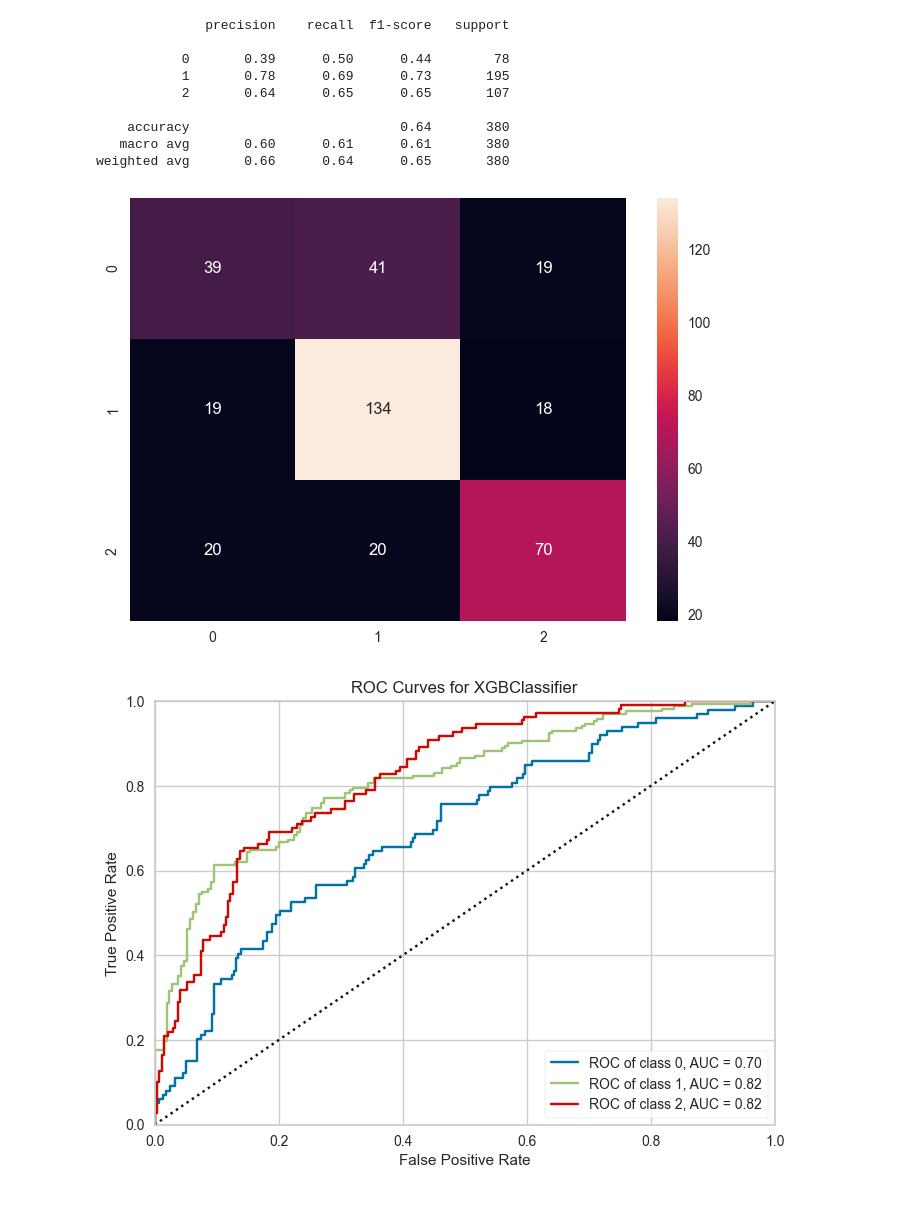
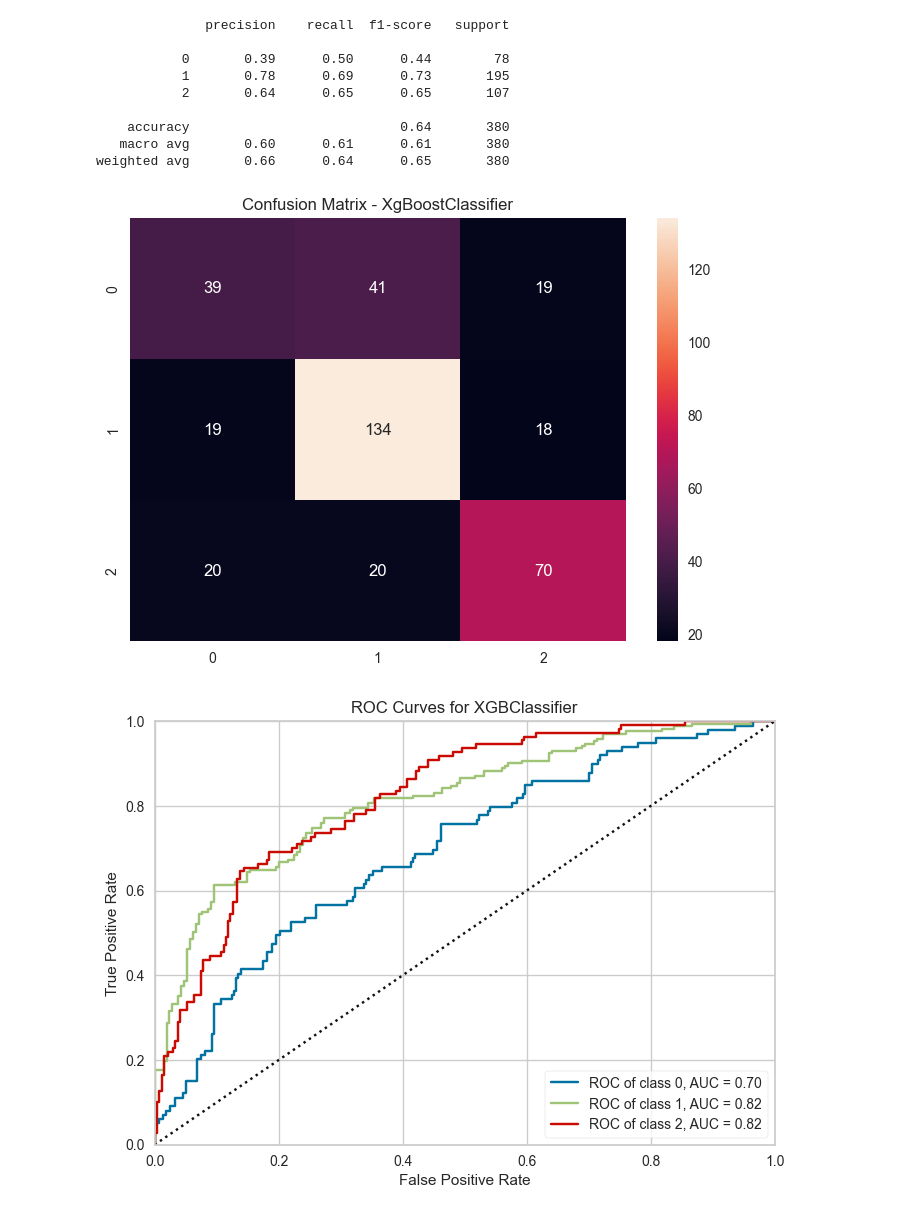
Before and after one commit to natelg1998/laligaproject, a Jupyter notebook: notebooks/data_analysis/laliga_final.ipynb, the cells around one changed output. Saved outputs shown, nothing was run; the diff lists cells and outputs as text; code cells hidden in the pictures.

```diff
--- a/notebooks/data_analysis/laliga_final.ipynb
+++ b/notebooks/data_analysis/laliga_final.ipynb
@@ -1449,9 +1449,10 @@ weighted avg       0.66      0.64      0.65       380
 # %%
 cm = confusion_matrix(y_test, y_pred)
 sns.heatmap(cm, annot=True, fmt = "d")
+plt.title("Confusion Matrix - XgBoostClassifier")
 plt.show()
 # %% [output]
-[figure, old version]
+[figure, new version]
 # %%
 visualizer= ROCAUC(xgb_cls_final, classes=["0", "1", "2"], micro = False, macro=False)
 visualizer.fit(X_train, y_train)
```
Also changed, not shown: parts of 22 cells of this notebook.
